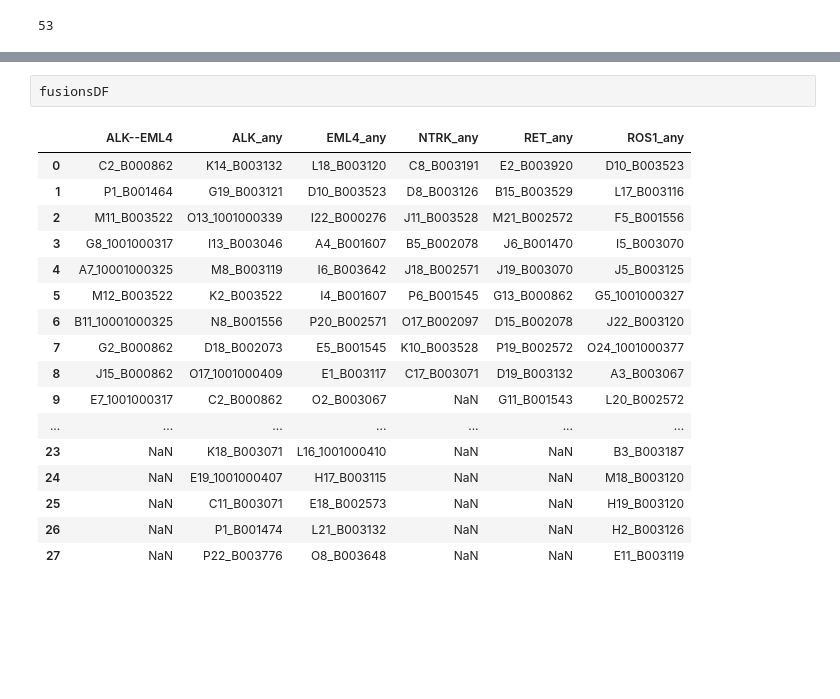
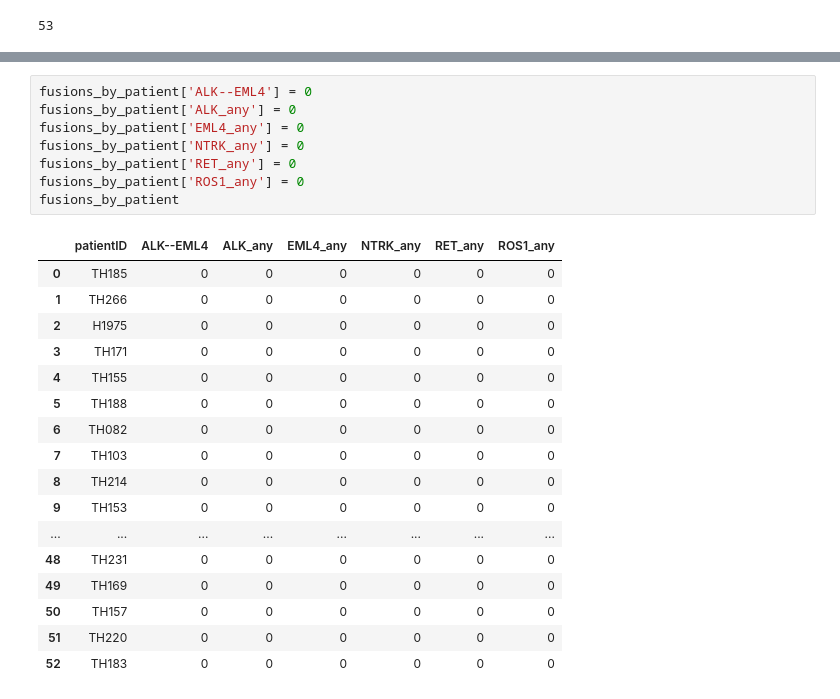
Before and after one commit to czbiohub/fusion_detection_pipeline, a Jupyter notebook: fusionSearch/fusions_x_patient_notebook.ipynb, the cells around one changed output, grey strips where cells are left out. Drawn from its saved outputs; the diff is of its cells as text; blank space fills up the shorter version.

Commit message:
getting fusions_by_patient table!!

```diff
--- a/fusionSearch/scratch.ipynb
+++ b/fusionSearch/fusions_x_patient_notebook.ipynb
@@ -261,21 +261,27 @@ fusions_by_patient
-# %%
-fusionsDF
-# %% [output]
-|  | ALK--EML4 | ALK_any | EML4_any | NTRK_any | RET_any | ROS1_any |
-| 0 | C2_B000862 | K14_B003132 | L18_B003120 | C8_B003191 | E2_B003920 | D10_B003523 |
-| 1 | P1_B001464 | G19_B003121 | D10_B003523 | D8_B003126 | B15_B003529 | L17_B003116 |
-| 2 | M11_B003522 | O13_1001000339 | I22_B000276 | J11_B003528 | M21_B002572 | F5_B001556 |
-| 3 | G8_1001000317 | I13_B003046 | A4_B001607 | B5_B002078 | J6_B001470 | I5_B003070 |
-| 4 | A7_10001000325 | M8_B003119 | I6_B003642 | J18_B002571 | J19_B003070 | J5_B003125 |
-| 5 | M12_B003522 | K2_B003522 | I4_B001607 | P6_B001545 | G13_B000862 | G5_1001000327 |
-| 6 | B11_10001000325 | N8_B001556 | P20_B002571 | O17_B002097 | D15_B002078 | J22_B003120 |
-| 7 | G2_B000862 | D18_B002073 | E5_B001545 | K10_B003528 | P19_B002572 | O24_1001000377 |
-| 8 | J15_B000862 | O17_1001000409 | E1_B003117 | C17_B003071 | D19_B003132 | A3_B003067 |
-| 9 | E7_1001000317 | C2_B000862 | O2_B003067 | NaN | G11_B001543 | L20_B002572 |
-| ... | ... | ... | ... | ... | ... | ... |
-| 23 | NaN | K18_B003071 | L16_1001000410 | NaN | NaN | B3_B003187 |
-| 24 | NaN | E19_1001000407 | H17_B003115 | NaN | NaN | M18_B003120 |
-| 25 | NaN | C11_B003071 | E18_B002573 | NaN | NaN | H19_B003120 |
-| 26 | NaN | P1_B001474 | L21_B003132 | NaN | NaN | H2_B003126 |
-| 27 | NaN | P22_B003776 | O8_B003648 | NaN | NaN | E11_B003119 |
+# %%
+fusions_by_patient['ALK--EML4'] = 0
+fusions_by_patient['ALK_any'] = 0
+fusions_by_patient['EML4_any'] = 0
+fusions_by_patient['NTRK_any'] = 0
+fusions_by_patient['RET_any'] = 0
+fusions_by_patient['ROS1_any'] = 0
+fusions_by_patient
+# %% [output]
+|  | patientID | ALK--EML4 | ALK_any | EML4_any | NTRK_any | RET_any | ROS1_any |
+| 0 | TH185 | 0 | 0 | 0 | 0 | 0 | 0 |
+| 1 | TH266 | 0 | 0 | 0 | 0 | 0 | 0 |
+| 2 | H1975 | 0 | 0 | 0 | 0 | 0 | 0 |
+| 3 | TH171 | 0 | 0 | 0 | 0 | 0 | 0 |
+| 4 | TH155 | 0 | 0 | 0 | 0 | 0 | 0 |
+| 5 | TH188 | 0 | 0 | 0 | 0 | 0 | 0 |
+| 6 | TH082 | 0 | 0 | 0 | 0 | 0 | 0 |
+| 7 | TH103 | 0 | 0 | 0 | 0 | 0 | 0 |
+| 8 | TH214 | 0 | 0 | 0 | 0 | 0 | 0 |
+| 9 | TH153 | 0 | 0 | 0 | 0 | 0 | 0 |
+| ... | ... | ... | ... | ... | ... | ... | ... |
+| 48 | TH231 | 0 | 0 | 0 | 0 | 0 | 0 |
+| 49 | TH169 | 0 | 0 | 0 | 0 | 0 | 0 |
+| 50 | TH157 | 0 | 0 | 0 | 0 | 0 | 0 |
+| 51 | TH220 | 0 | 0 | 0 | 0 | 0 | 0 |
+| 52 | TH183 | 0 | 0 | 0 | 0 | 0 | 0 |
 # %%
```
Also changed, not shown: parts of 7 cells of this notebook, 1 other file.
